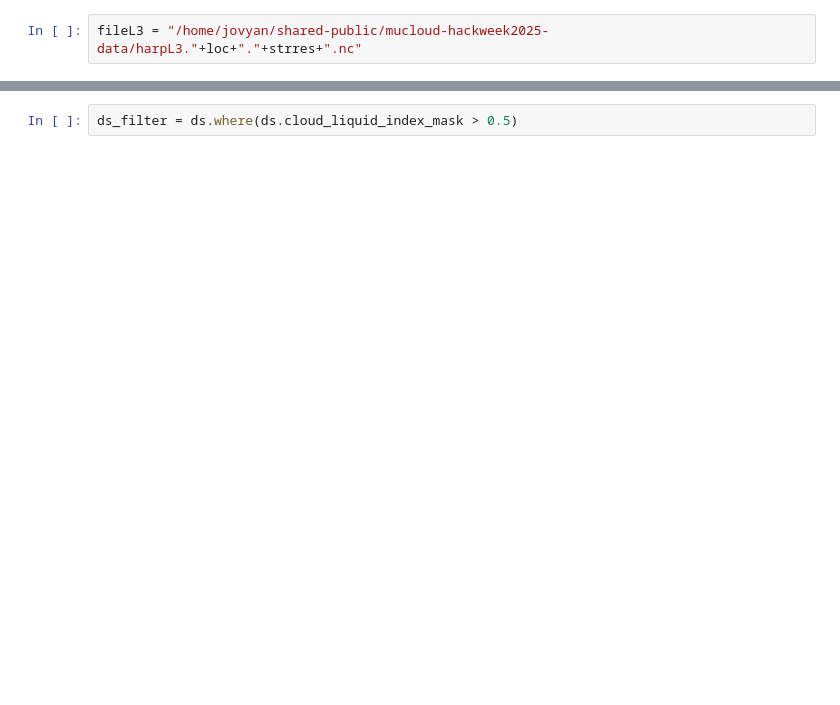
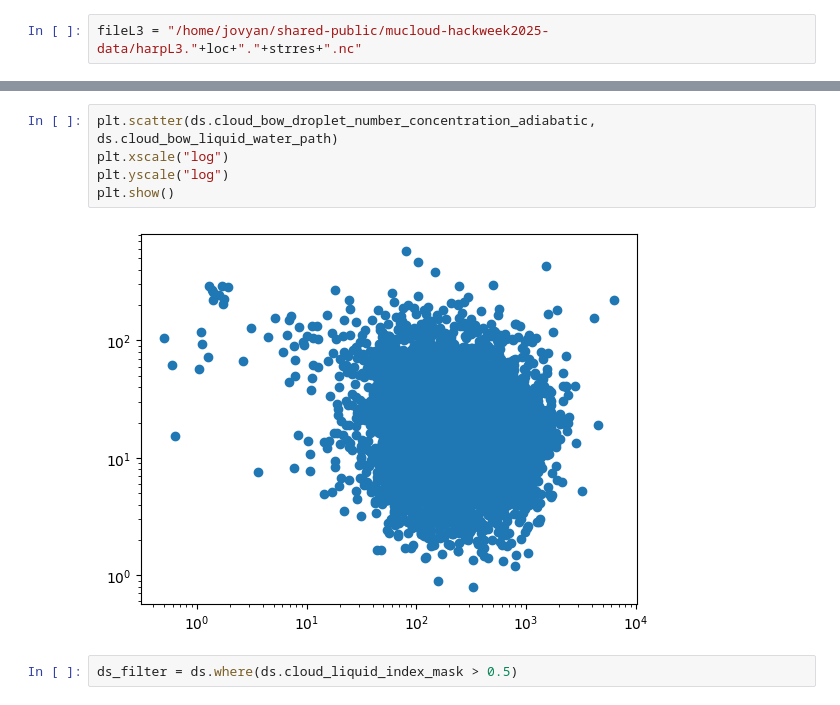
Before and after one commit to claresinger/mucloud-pacehack2025, a Jupyter notebook: plot_L3_xarray.ipynb, the cells around one changed output, grey strips where cells are left out. Cells and saved outputs as stored; diff of their text form; blank space fills up the shorter version.

```diff
--- a/plot_L3_xarray.ipynb
+++ b/plot_L3_xarray.ipynb
@@ -56,5 +56,12 @@ Data variables: (12/14)
     cloud_rft_scatt_angle_to_use_lo:                        135.83791174582538
     cloud_rft_scatt_angle_to_use_hi:                        165.0
     cloud_rft_decomposition_size_correlation_required_min:  0.95
+# %%
+plt.scatter(ds.cloud_bow_droplet_number_concentration_adiabatic, ds.cloud_bow_liquid_water_path)
+plt.xscale("log")
+plt.yscale("log")
+plt.show()
+# %% [output]
+[figure, added]
 # %%
 ds_filter = ds.where(ds.cloud_liquid_index_mask > 0.5)
```
Also changed, not shown: parts of 8 cells of this notebook, 1 other file.
